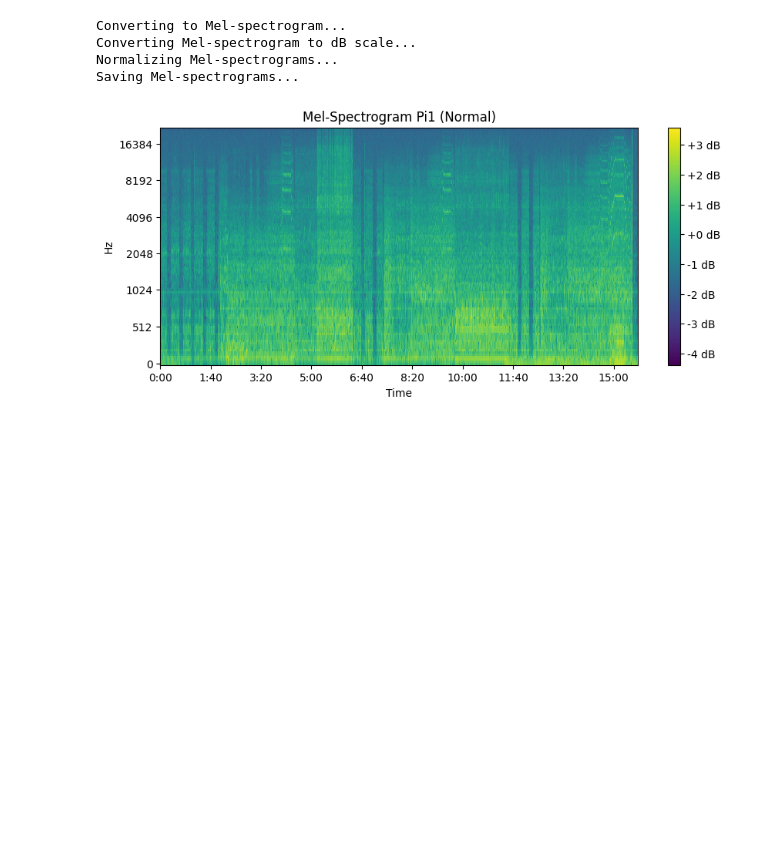
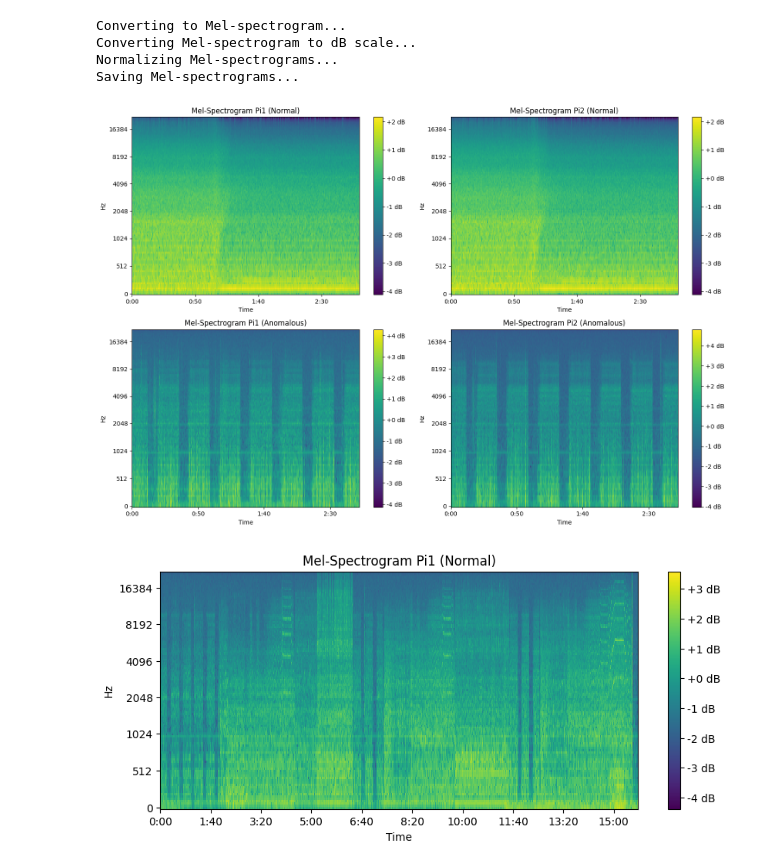
Before and after one commit to frodo-hu/Acoustic-Anomaly-Detection, a Jupyter notebook: Preprocessing/Transformation and Normalization.ipynb, the cells around one changed output. Cells and saved outputs as stored; diff of their text form; code cells hidden in the pictures; blank space fills up the shorter version.

```diff
--- a/Preprocessing/Transformation and Normalization.ipynb
+++ b/Preprocessing/Transformation and Normalization.ipynb
@@ -42,10 +20,10 @@ print("Pi2 audio loaded.")
 
 
 # Load and synchronize anomalous audio files
-Aaudio_pi1, sr1 = librosa.load("../Data/raw/pi1_Aaudio.wav", sr=None)
+Aaudio_pi1, sr1 = librosa.load("../Data/raw/WM_pi1_Aaudio.wav", sr=None)
 print("Pi1 Aaudio loaded.")
 
-Aaudio_pi2, sr2 = librosa.load("../Data/raw/pi2_Aaudio.wav", sr=None)
+Aaudio_pi2, sr2 = librosa.load("../Data/raw/WM_pi2_Aaudio.wav", sr=None)
 print("Pi2 Aaudio loaded.")
 # %% [output]
 Pi1 audio loaded.
@@ -148,7 +127,7 @@ Processing and saving completed for all audio files.
 # %%
 # Paths to your audio files in the aligned folder
 audio_pi1_path = "../Data/aligned/WM_aligned_pi1.wav"
-audio_pi2_path = "../Data/aligned/WM_aligned_pi2.wav"
+#audio_pi2_path = "../Data/aligned/WM_aligned_pi2.wav"
 audio_Api1_path = "../Data/aligned/WM_aligned_Api1.wav"
 audio_Api2_path = "../Data/aligned/WM_aligned_Api2.wav"
 
@@ -156,7 +135,7 @@ audio_Api2_path = "../Data/aligned/WM_aligned_Api2.wav"
 aligned_pi1, sr1 = librosa.load(audio_pi1_path, sr=None)
 print("Aligned Pi1 normal audio loaded.")
 
-aligned_pi2, sr2 = librosa.load(audio_pi2_path, sr=None)
+aligned_pi2, sr2 = librosa.load(audio_pi1_path, sr=None)
 print("Aligned Pi2 normal audio loaded.")
 
 aligned_Api1, sr3 = librosa.load(audio_Api1_path, sr=None)
@@ -209,6 +190,36 @@ Converting to Mel-spectrogram...
 Converting Mel-spectrogram to dB scale...
 Normalizing Mel-spectrograms...
 Saving Mel-spectrograms...
+# %%
+# Create a figure for the subplots
+fig, axs = plt.subplots(2, 2, figsize=(15, 10))
+
+# Plot Normal Pi1
+img1 = librosa.display.specshow(mel_db_pi1, sr=sr1, x_axis='time', y_axis='mel', cmap='viridis', ax=axs[0, 0])
+axs[0, 0].set(title='Mel-Spectrogram Pi1 (Normal)')
+fig.colorbar(img1, ax=axs[0, 0], format='%+2.0f dB')
+
+# Plot Normal Pi2
+img2 = librosa.display.specshow(mel_db_pi2, sr=sr2, x_axis='time', y_axis='mel', cmap='viridis', ax=axs[0, 1])
+axs[0, 1].set(title='Mel-Spectrogram Pi2 (Normal)')
+fig.colorbar(img2, ax=axs[0, 1], format='%+2.0f dB')
+
+# Plot Anomalous Pi1
+img3 = librosa.display.specshow(mel_db_Api1, sr=sr3, x_axis='time', y_axis='mel', cmap='viridis', ax=axs[1, 0])
+axs[1, 0].set(title='Mel-Spectrogram Pi1 (Anomalous)')
+fig.colorbar(img3, ax=axs[1, 0], format='%+2.0f dB')
+
+# Plot Anomalous Pi2
+img4 = librosa.display.specshow(mel_db_Api2, sr=sr4, x_axis='time', y_axis='mel', cmap='viridis', ax=axs[1, 1])
+axs[1, 1].set(title='Mel-Spectrogram Pi2 (Anomalous)')
+fig.colorbar(img4, ax=axs[1, 1], format='%+2.0f dB')
+
+# Adjust layout
+plt.tight_layout()
+plt.savefig('../Data/mel/mel_spectrograms_comparison.png')
+plt.show()
+# %% [output]
+[figure, added]
 # %%
 # Plot and save the Mel-spectrograms
 
```
Also changed, not shown: parts of 7 cells of this notebook, 5 other files.
